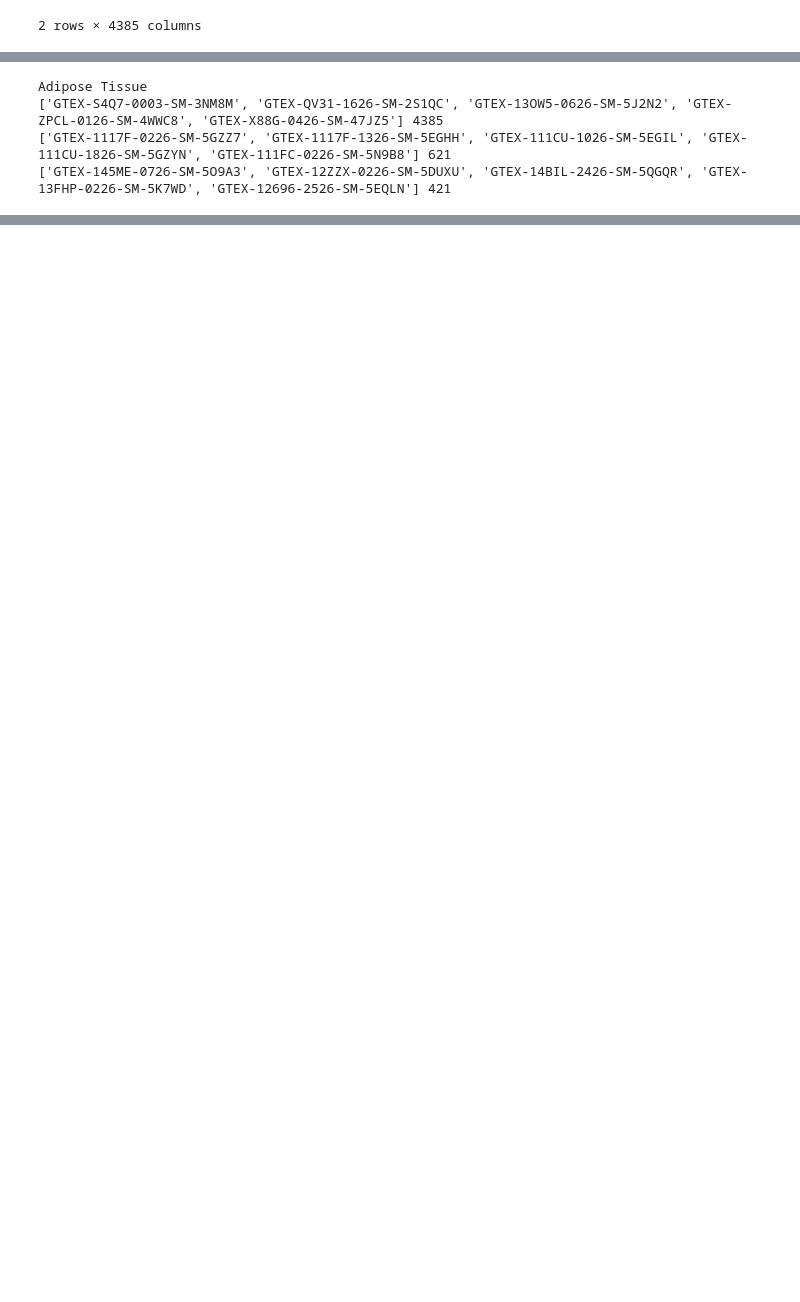
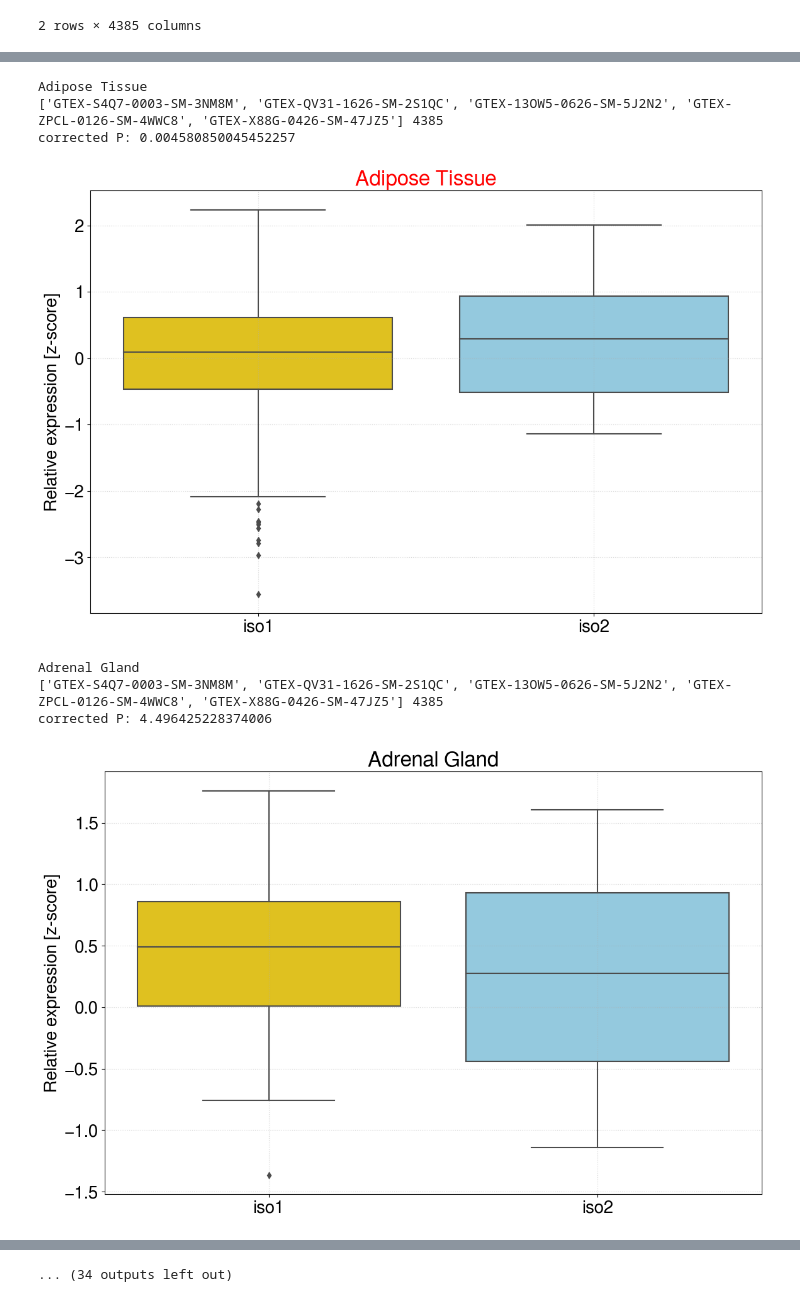
Before and after one commit to adelomana/education, a Jupyter notebook: kevin/pipeline 5.ipynb, the cells around one changed output, grey strips where cells are left out. Drawn from its saved outputs; the diff is of its cells as text; code cells hidden in the pictures; blank space fills up the shorter version.

Commit message:
completed tissue comparison

```diff
--- a/kevin/pipeline 5.ipynb
+++ b/kevin/pipeline 5.ipynb
@@ -3,3 +3,10 @@ import pandas
+# %%
+import matplotlib, matplotlib.pyplot
+matplotlib.rcParams.update({'font.size':20,
+                            'font.family':'FreeSans',
+                            'xtick.labelsize':20,
+                            'ytick.labelsize':20,
+                            'figure.figsize':(12, 8)})
 # %%
 gold_file = 'gold.csv'
 skyblue_file = 'skyblue.csv'
@@ -86,21 +93,62 @@ Pancreas 6
 23 ['Adipose Tissue', 'Adrenal Gland', 'Blood', 'Blood Vessel', 'Brain', 'Breast', 'Colon', 'Esophagus', 'Lung', 'Nerve', 'Ovary', 'Pituitary', 'Prostate', 'Salivary Gland', 'Skin', 'Small Intestine', ...
 # %%
-for tissue in unique_tissues[:1]:
+volcanox = []; volcanoy = []
+
+for tissue in unique_tissues:
     print(tissue)
 
     # define sample IDs in expression set
     expressionIDs = subset.columns.to_list()
     print(expressionIDs[:5], len(expressionIDs))
 
     # define the sample IDs in metadata for that tissue
     metadata_slice = metadata[metadata['_primary_site'] == tissue].index.to_list()
-    print(metadata_slice[:5], len(metadata_slice))
 
     # intersect
     intersect = list(set(expressionIDs) & set(metadata_slice))
-    print(intersect[:5], len(intersect))
+
+    exp1 = subset.loc[iso1, intersect].to_list()
+    exp2 = subset.loc[iso2, intersect].to_list()
+
+    boxes = [exp1, exp2]
+
+    volcanox.append(numpy.mean(exp2) - numpy.mean(exp1))
+
+
+    #
+    # statistical test
+    #
+    stat, pvalue = scipy.stats.ttest_ind(boxes[0], boxes[1])
+    correctedP = pvalue*len(unique_tissues)
+    print('corrected P: {}'.format(correctedP))
+    volcanoy.append(-numpy.log10(correctedP))
+
+    #
+    # plot figure
+    #
+    mycolors = ['gold', 'skyblue']
+    seaborn.boxplot(data=boxes, palette=mycolors)
+    matplotlib.pyplot.grid(ls=':', alpha=0.5)
+    if correctedP < 0.05:
+        matplotlib.pyplot.title(tissue, color='red')
+    else:
+        matplotlib.pyplot.title(tissue, color='black')
+    matplotlib.pyplot.ylabel('Relative expression [z-score]')
+    matplotlib.pyplot.xticks([0, 1], ['iso1', 'iso2'])
+
+    matplotlib.pyplot.tight_layout()
+
+    matplotlib.pyplot.show()
+    #matplotlib.pyplot.savefig('{}.svg'.format(tissue))
+    #matplotlib.pyplot.clf()
+
+    print()
 # %% [output]
 Adipose Tissue
 ['GTEX-S4Q7-0003-SM-3NM8M', 'GTEX-QV31-1626-SM-2S1QC', 'GTEX-13OW5-0626-SM-5J2N2', 'GTEX-ZPCL-0126-SM-4WWC8', 'GTEX-X88G-0426-SM-47JZ5'] 4385
-['GTEX-1117F-0226-SM-5GZZ7', 'GTEX-1117F-1326-SM-5EGHH', 'GTEX-111CU-1026-SM-5EGIL', 'GTEX-111CU-1826-SM-5GZYN', 'GTEX-111FC-0226-SM-5N9B8'] 621
-['GTEX-145ME-0726-SM-5O9A3', 'GTEX-12ZZX-0226-SM-5DUXU', 'GTEX-14BIL-2426-SM-5QGQR', 'GTEX-13FHP-0226-SM-5K7WD', 'GTEX-12696-2526-SM-5EQLN'] 421
+corrected P: 0.004580850045452257
+[figure, added]
+Adrenal Gland
+['GTEX-S4Q7-0003-SM-3NM8M', 'GTEX-QV31-1626-SM-2S1QC', 'GTEX-13OW5-0626-SM-5J2N2', 'GTEX-ZPCL-0126-SM-4WWC8', 'GTEX-X88G-0426-SM-47JZ5'] 4385
+corrected P: 4.496425228374006
+[figure, added]
@@ -106,0 +171 @@ Adipose Tissue
+... (34 outputs left out)
```
Also changed, not shown: parts of 8 cells of this notebook.
